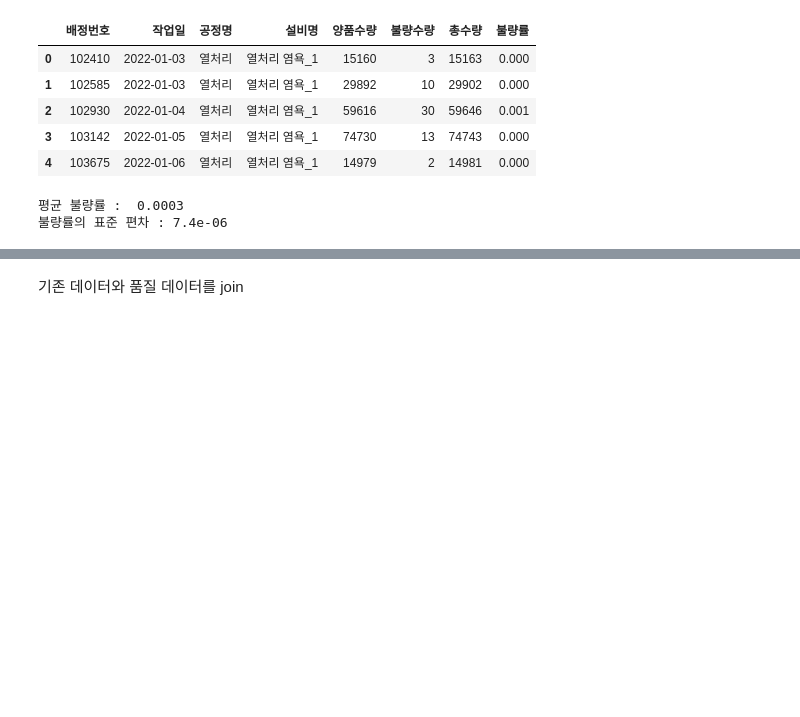
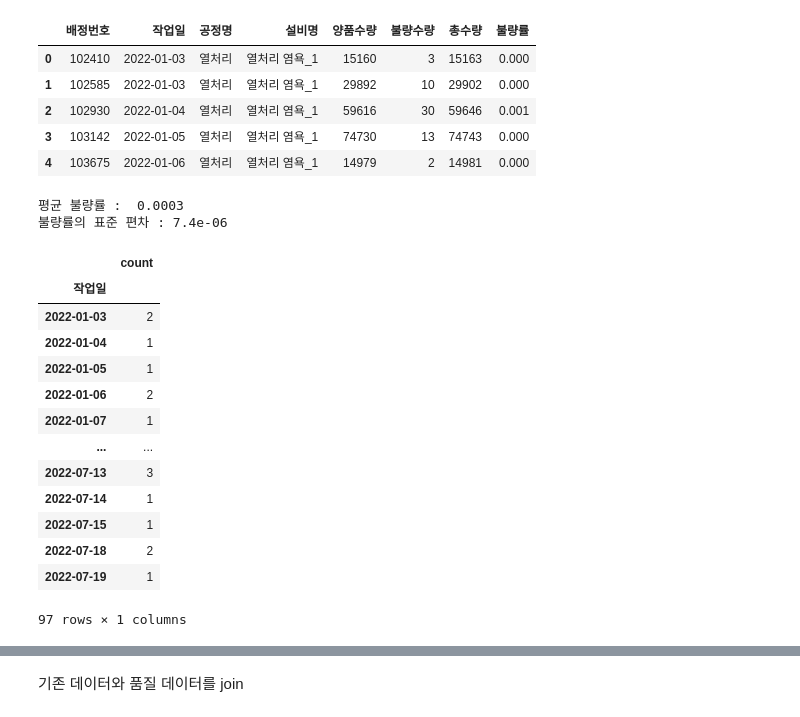
Before and after one commit to nyeokinyeoki/kamp, a Jupyter notebook: Data_analyse_heat_treatment_제조에 미련이 남아.ipynb, the cells around one changed output, grey strips where cells are left out. Saved outputs shown, nothing was run; the diff lists cells and outputs as text; code cells hidden in the pictures; blank space fills up the shorter version.

```diff
--- a/Data_analyse_heat_treatment_제조에 미련이 남아.ipynb
+++ b/Data_analyse_heat_treatment_제조에 미련이 남아.ipynb
@@ -437,3 +438,20 @@ print("불량률의 표준 편차 :",round(product_std_dv, 7))
 # %% [output]
 평균 불량률 :  0.0003
 불량률의 표준 편차 : 7.4e-06
+# %%
+df_qual["작업일"].value_counts().to_frame().sort_index()
+# %% [output]
+|  | count |
+| 작업일 |  |
+| 2022-01-03 | 2 |
+| 2022-01-04 | 1 |
+| 2022-01-05 | 1 |
+| 2022-01-06 | 2 |
+| 2022-01-07 | 1 |
+| ... | ... |
+| 2022-07-13 | 3 |
+| 2022-07-14 | 1 |
+| 2022-07-15 | 1 |
+| 2022-07-18 | 2 |
+| 2022-07-19 | 1 |
+97 rows × 1 columns
```
Also changed, not shown: parts of 7 cells of this notebook.
